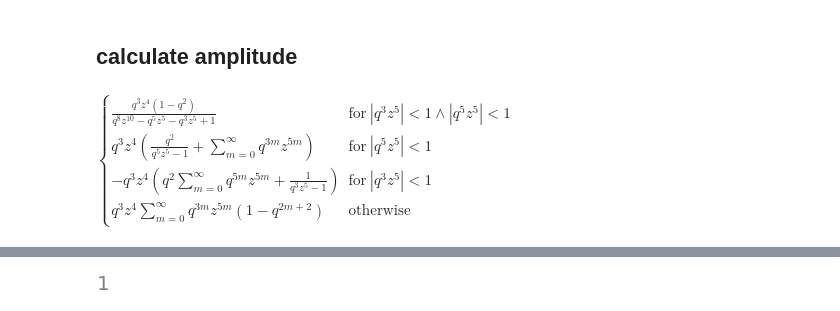
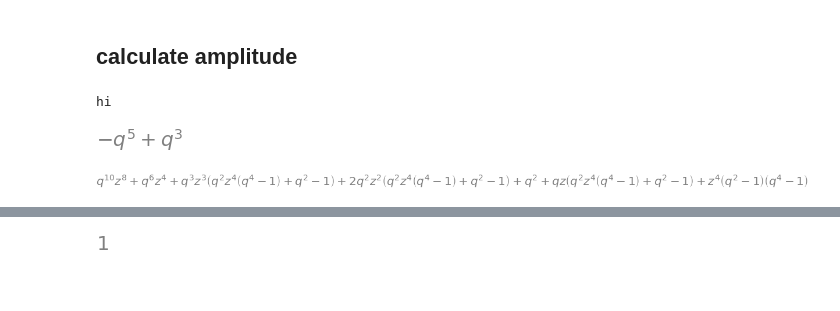
Before and after one commit to kmatsura/BoxBallSystem, a Jupyter notebook: quatum_bbs.ipynb, the cells around one changed output, grey strips where cells are left out. Drawn from its saved outputs; the diff is of its cells as text; code cells hidden in the pictures; blank space fills up the shorter version.

```diff
--- a/quatum_bbs.ipynb
+++ b/quatum_bbs.ipynb
@@ -180,5 +259,10 @@ def calc_amplitude(p1,p2, simple = True): #p1,p2 is int or str or np.array
+# %%
+for i in range(1):
+    print("hi")
+# %% [output]
+hi
 # %%
-calc_amplitude("10000","00001")
+calc_amplitude2("10000","00001",1)
 # %% [output]
-$\displaystyle \begin{cases} \frac{q^{3} z^{4} \left(1 - q^{2}\right)}{q^{8} z^{10} - q^{5} z^{5} - q^{3} z^{5} + 1} & \text{for}\: \left|{q^{3} z^{5}}\right| < 1 \wedge \left|{q^{5} z^{5}}\right| < 1 \\q^{3} z^{4} \left(\frac{q^{2}}{q^{5} z^{5} - 1} + \sum_{m=0}^{\infty} q^{3 m} z^{5 m}\right) & \text{for}\: \left|{q^{5} z^{5}}\right| < 1 \\- q^{3} z^{4} \left(q^{2} \sum_{m=0}^{\infty} q^{5 m} z^{5 m} + \frac{1}{q^{3} z^{5} - 1}\right) & \text{for}\: \left|{q^{3} z^{5}}\right| < 1 \\q^{3} z^{4} \sum_{m=0}^{\infty} q^{3 m} z^{5 m} \left(1 - q^{2 m + 2}\right) & \text{otherwise} \end{cases}$
+[figure, added]
 # %%
@@ -191,2 +275,5 @@ ans6 = calc_amplitude("1100","0011")
 # %%
 x = sympy.simplify(ans1 + ans2 + ans3 + ans4 + ans5 + ans6)
+x
+# %% [output]
+[figure, added]
```
Also changed, not shown: parts of 13 cells of this notebook, 1 other file.
